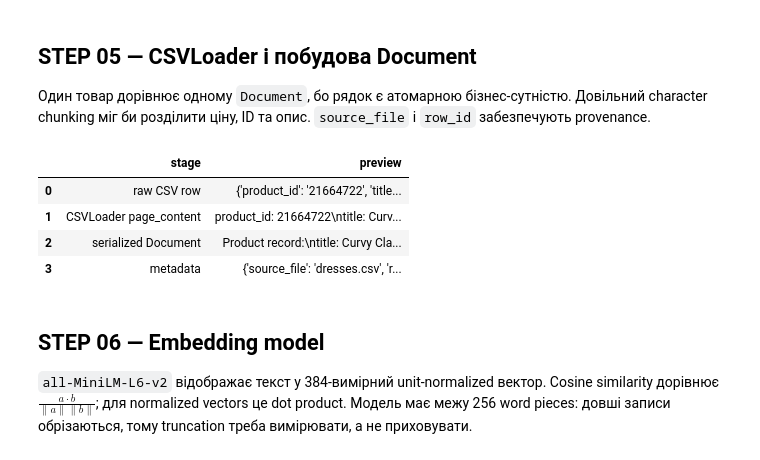
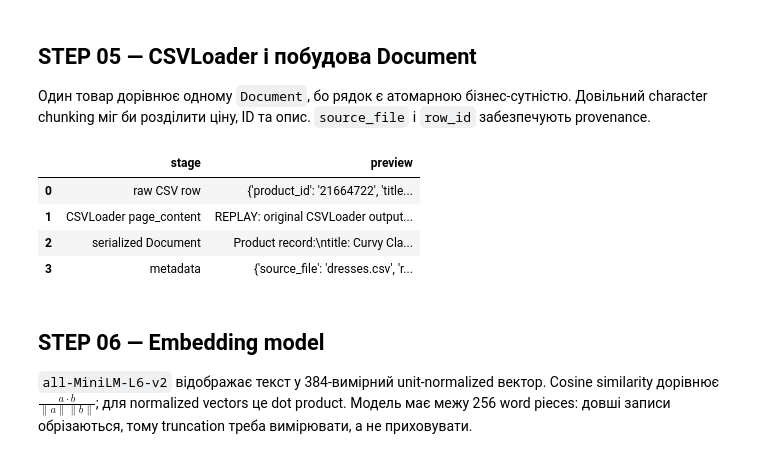
Before and after one commit to Eclipse-XS/Neural-Network-Technologies-and-Systems, a Jupyter notebook: labs/lab03_rag/notebooks/01_redis_csv_rag.ipynb, the cells around one changed output. Saved outputs shown, nothing was run; the diff lists cells and outputs as text; code cells hidden in the pictures.

Commit message:
fix: replay document construction from curated catalog

```diff
--- a/labs/lab03_rag/notebooks/01_redis_csv_rag.ipynb
+++ b/labs/lab03_rag/notebooks/01_redis_csv_rag.ipynb
@@ -95,17 +95,24 @@ assert len(conflicts) == int(catalog.price_conflict.sum())
 Один товар дорівнює одному `Document`, бо рядок є атомарною бізнес-сутністю. Довільний character chunking міг би розділити ціну, ID та опис. `source_file` і `row_id` забезпечують provenance.
 # %%
 from labs.lab03_rag.src.data import load_csv_documents
-from labs.lab03_rag.src.documents import build_documents
-loaded = load_csv_documents(settings.data_dir); documents = build_documents(loaded)
+from labs.lab03_rag.src.documents import build_documents, dataframe_to_documents
+if MODE == 'replay':
+    loaded = None
+    documents = dataframe_to_documents(catalog)
+    loader_preview = 'REPLAY: original CSVLoader output is not regenerated; the frozen row is adapted with the production Document contract.'
+else:
+    loaded = load_csv_documents(settings.data_dir)
+    documents = build_documents(loaded)
+    loader_preview = loaded[0].page_content[:800]
 display(pd.DataFrame([{'stage':'raw CSV row','preview':catalog.iloc[0].to_dict()},
-                      {'stage':'CSVLoader page_content','preview':loaded[0].page_content[:800]},
+                      {'stage':'CSVLoader page_content','preview':loader_preview},
                       {'stage':'serialized Document','preview':documents[0].page_content[:800]},
                       {'stage':'metadata','preview':{k:v for k,v in documents[0].metadata.items() if k!='fields_json'}}]))
 assert len(documents) == 185 == len({d.metadata['record_id'] for d in documents})
 # %% [output]
 |  | stage | preview |
 | 0 | raw CSV row | {'product_id': '21664722', 'title... |
-| 1 | CSVLoader page_content | product_id: 21664722\ntitle: Curv... |
+| 1 | CSVLoader page_content | REPLAY: original CSVLoader output... |
 | 2 | serialized Document | Product record:\ntitle: Curvy Cla... |
 | 3 | metadata | {'source_file': 'dresses.csv', 'r... |
 # %% [markdown]
```
Also changed, not shown: 2 other files.
